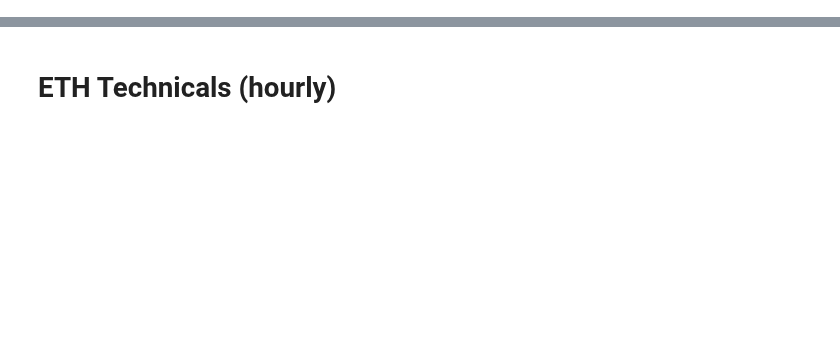
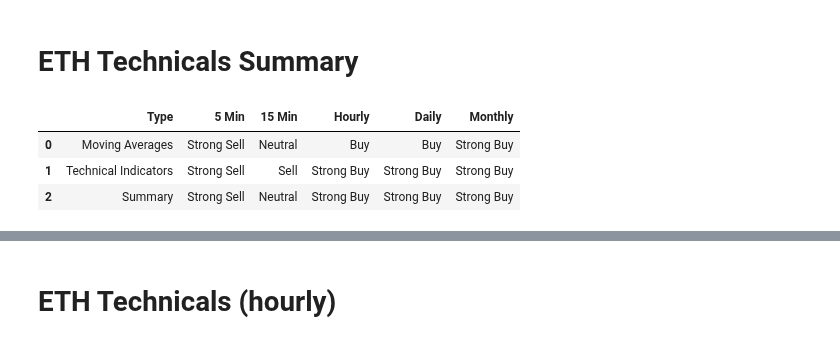
Before and after one commit to dbogatic/crypto-analysis, a Jupyter notebook: technicals_scraper.ipynb, the cells around one changed output, grey strips where cells are left out. Cells and saved outputs as stored; diff of their text form; code cells hidden in the pictures; blank space fills up the shorter version.

```diff
--- a/technicals_scraper.ipynb
+++ b/technicals_scraper.ipynb
@@ -10,3 +10,5 @@ import investpy
 import time
 import matplotlib
 %matplotlib inline
+# %% [markdown]
+# ETH Technicals Summary
@@ -12,0 +21,9 @@ import matplotlib
+# %%
+# Obtain technical summary data
+eth_technical_summary = pd.read_html(str(html), attrs = {'class': 'genTbl closedTbl technicalSummaryTbl'})[0]
+eth_technical_summary
+# %% [output]
+|  | Type | 5 Min | 15 Min | Hourly | Daily | Monthly |
+| 0 | Moving Averages | Strong Sell | Neutral | Buy | Buy | Strong Buy |
+| 1 | Technical Indicators | Strong Sell | Sell | Strong Buy | Strong Buy | Strong Buy |
+| 2 | Summary | Strong Sell | Neutral | Strong Buy | Strong Buy | Strong Buy |
```
Also changed, not shown: parts of 10 cells of this notebook.
